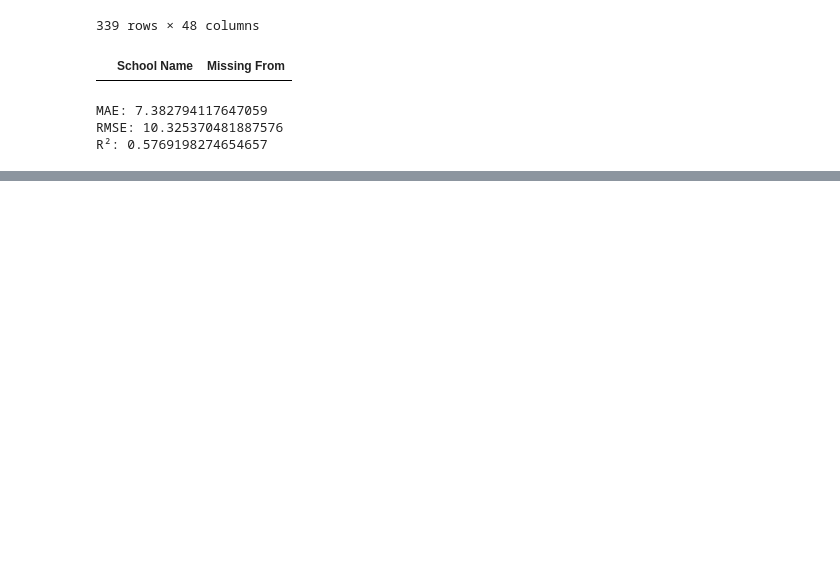
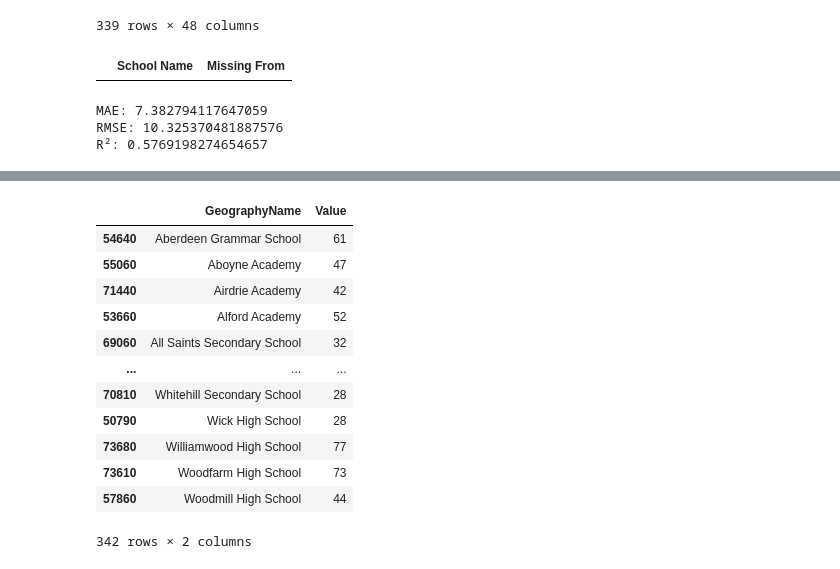
Before and after one commit to Jaxter1604/social_dets_edu_scot, a Jupyter notebook: testing.ipynb, the cells around one changed output, grey strips where cells are left out. Drawn from its saved outputs; the diff is of its cells as text; code cells hidden in the pictures; blank space fills up the shorter version.

```diff
--- a/testing.ipynb
+++ b/testing.ipynb
@@ -886,0 +891,41 @@ R²: 0.5769198274654657
+# %%
+df = pd.read_csv('att_sch_stats/att_sch.csv')
+
+attainment_2021 = df[df['DateCode'].astype(str).str.contains("2020-21", na=False)]
+above_5_2021 = attainment_2021[
+    (
+        attainment_2021['Number Of Awards'].astype(str).str.contains("5", na=False)
+    ) & (
+        attainment_2021['SCQF Level'].astype(str).str.contains("6", na=False)
+    )
+]
+att_list_21 = above_5_2021[["GeographyName", "Value"]]
+att_list_21 = att_list_21.sort_values(by="GeographyName")
+att_list_21 = att_list_21[att_list_21.GeographyName != "National"]
+
+supressors = ["*", "#"]
+
+supressed_schools = att_list_21[
+    att_list_21["Value"].astype(str).isin(supressors)
+].sort_values(by="GeographyName")
+
+att_list_21 = att_list_21[
+    ~att_list_21["Value"].astype(str).isin(supressors)
+].copy()
+
+att_list_21 = att_list_21.dropna()
+att_list_21
+# %% [output]
+|  | GeographyName | Value |
+| 54640 | Aberdeen Grammar School | 61 |
+| 55060 | Aboyne Academy | 47 |
+| 71440 | Airdrie Academy | 42 |
+| 53660 | Alford Academy | 52 |
+| 69060 | All Saints Secondary School | 32 |
+| ... | ... | ... |
+| 70810 | Whitehill Secondary School | 28 |
+| 50790 | Wick High School | 28 |
+| 73680 | Williamwood High School | 77 |
+| 73610 | Woodfarm High School | 73 |
+| 57860 | Woodmill High School | 44 |
+342 rows × 2 columns
```
Also changed, not shown: parts of 12 cells of this notebook, 3 other files.
